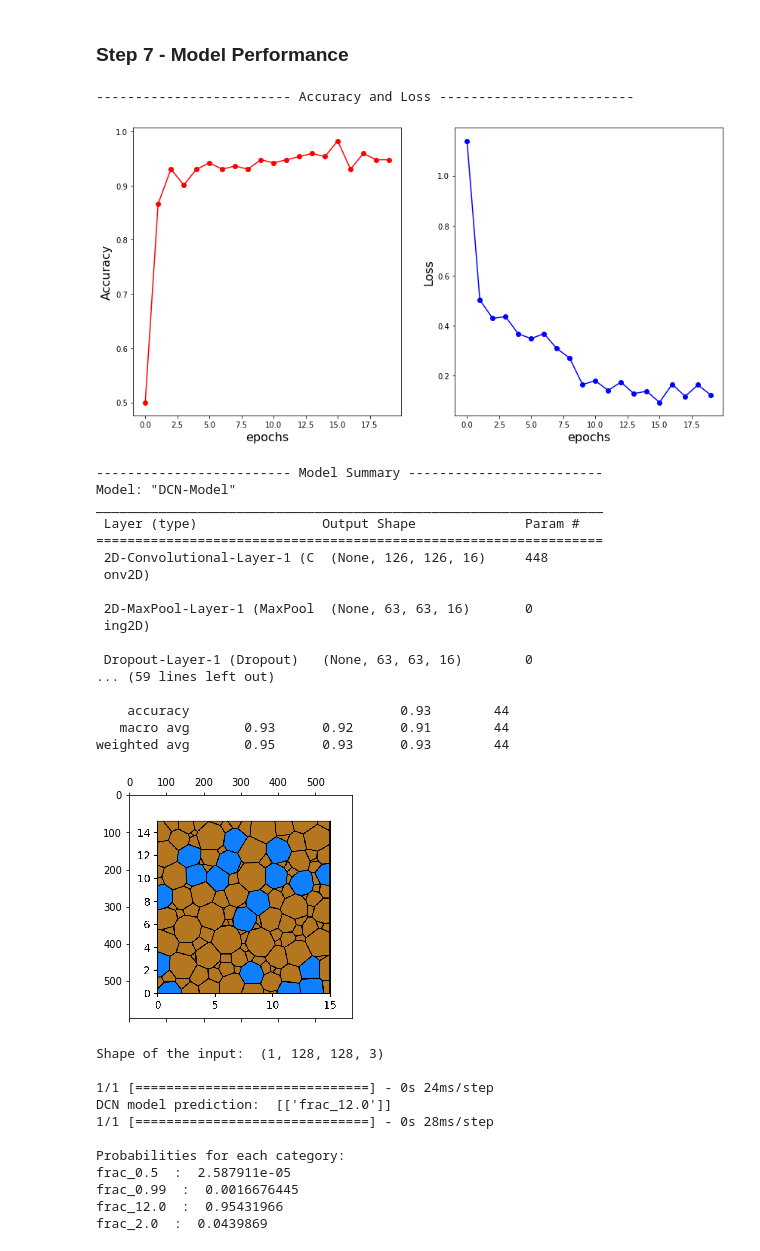
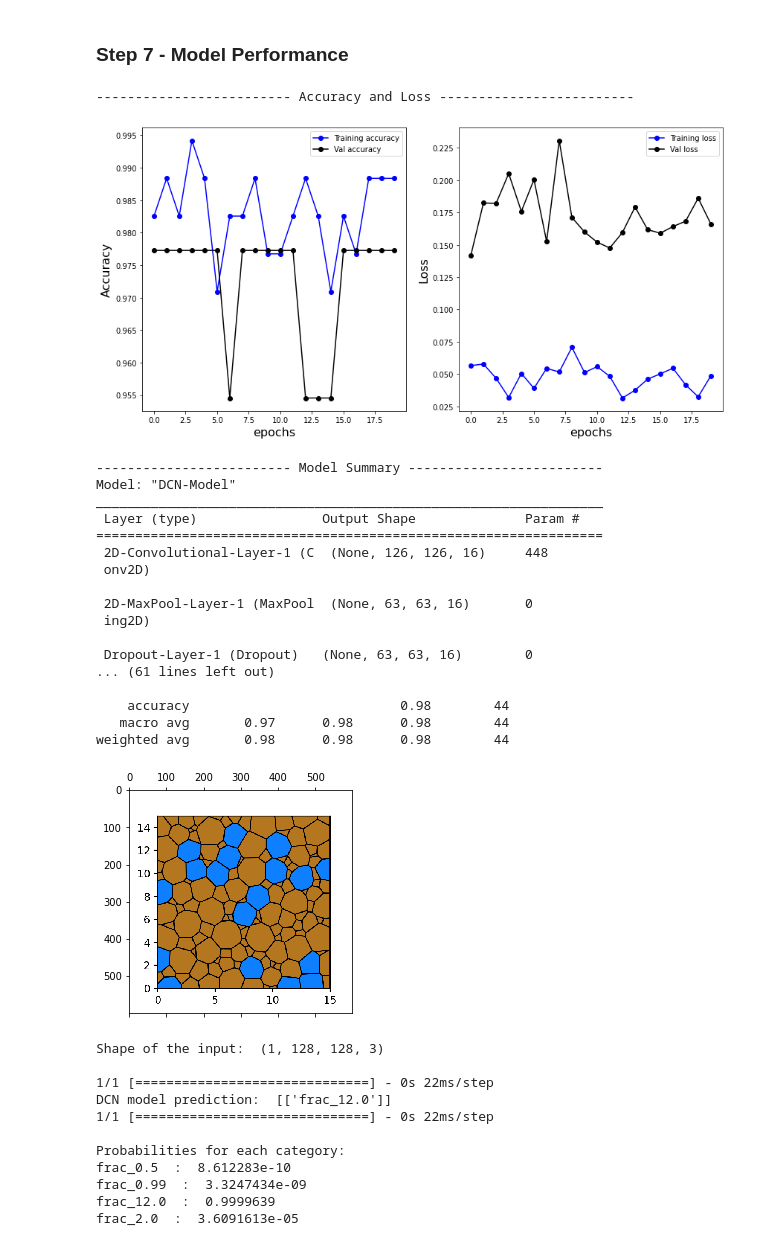
Before and after one commit to Celso0408/class-1, a Jupyter notebook: class_1.ipynb, the cells around one changed output. Drawn from its saved outputs; the diff is of its cells as text; code cells hidden in the pictures.

```diff
--- a/class_1.ipynb
+++ b/class_1.ipynb
@@ -221,8 +223,8 @@ history = model.fit(X_train, # input data
                     epochs=20, # default=1, Number of epochs to train the model. An epoch is an iteration over the entire x and y data provided
                     verbose=0, # default='auto', ('auto', 0, 1, or 2). Verbosity mode. 0 = silent, 1 = progress bar, 2 = one line per epoch. 'auto' defaults to 1 for most cases, but 2 when used with ParameterServerStrategy.
                     callbacks=None, # default=None, list of callbacks to apply during training. See tf.keras.callbacks
-                    validation_split=0.0, # default=0.0, Fraction of the training data to be used as validation data. The model will set apart this fraction of the training data, will not train on it, and will evaluate the loss and any model metrics on this data at the end of each epoch.
-                    #validation_data=(X_test, y_test), # default=None, Data on which to evaluate the loss and any model metrics at the end of each epoch.
+                    validation_split=0.1, # default=0.0, Fraction of the training data to be used as validation data. The model will set apart this fraction of the training data, will not train on it, and will evaluate the loss and any model metrics on this data at the end of each epoch.
+                    validation_data=(X_test, y_test), # default=None, Data on which to evaluate the loss and any model metrics at the end of each epoch.
                     shuffle=True, # default=True, Boolean (whether to shuffle the training data before each epoch) or str (for 'batch').
                     class_weight=None, # default=None, Optional dictionary mapping class indices (integers) to a weight (float) value, used for weighting the loss function (during training only). This can be useful to tell the model to "pay more attention" to samples from an under-represented class.
                     sample_weight=None, # default=None, Optional Numpy array of weights for the training samples, used for weighting the loss function (during training only).
@@ -254,18 +256,25 @@ print("")
 print('------------------------- Accuracy and Loss -------------------------')
 
 acc = history.history['Accuracy']
+val_acc = history.history['val_Accuracy']
+val_loss = history.history['val_loss']
 loss = history.history['loss']
 epochs = range(len(acc))
 
 
 fig, (ax1, ax2) = plt.subplots(1, 2, figsize=(14,7))
-ax1.plot(epochs, acc, 'r-o', label='Training accuracy')
+ax1.plot(epochs, acc, 'b-o', label='Training accuracy')
+ax1.plot(epochs, val_acc, 'k-o', label='Val accuracy')
 ax1.set_xlabel('epochs', fontsize = 16.0)
 ax1.set_ylabel('Accuracy', fontsize = 16.0)
-ax2.plot(epochs, loss, '-ob', label='Validation accuracy')
+ax1.legend()
+
+ax2.plot(epochs, loss, '-ob', label='Training loss')
+ax2.plot(epochs, val_loss, 'k-o', label='Val loss')
 ax2.set_xlabel('epochs', fontsize = 16.0)
 ax2.set_ylabel('Loss', fontsize = 16.0)
 
+ax2.legend()
 plt.show()
 
 
@@ -305,34 +314,34 @@ my_microstruct = cv2.resize(my_microstruct, (128, 128))
 
 # Standardize (divide by 255 since RGB values ranges from 0 to 255)
 my_microstruct = my_microstruct / 255.0
 
 # The current shape of my_microstruct array is [rows, columns, channels].
 # Add extra dimension to make it [samples, rows, columns, channels] that is required by the model
 my_microstruct = my_microstruct[np.newaxis, ...]
 
 # Print shape
 print("Shape of the input: ", my_microstruct.shape)
 print("")
 
 #----- Predict label of my_microstruct image -----
 # Note, we need to pass model output through argmax to convert from probability to label
 # Also, we convert output from tensor to numpy array
 # Finally, we do inverse transform to convert from encoded value to categorical label
 pred_my_microstruct = enc.inverse_transform(np.array(tf.math.argmax(model.predict(my_microstruct),axis=1)).reshape(-1, 1))
 print("DCN model prediction: ", pred_my_microstruct)
 
 
 #----- Show Probabilities of each prediction -----
 pred_probs=model.predict(my_microstruct)
 
 # Print in a nice format with label and probability next to each other
 print("")
 print("Probabilities for each category:")
 for i in range(0,len(enc.categories_[0])):
     print(enc.categories_[0][i], " : ", pred_probs[0][i])
 # %% [output]
 ------------------------- Accuracy and Loss -------------------------
-[figure, old version]
+[figure, new version]
 ------------------------- Model Summary -------------------------
 Model: "DCN-Model"
 _________________________________________________________________
@@ -345,20 +354,20 @@ _________________________________________________________________
  ing2D)
 
  Dropout-Layer-1 (Dropout)   (None, 63, 63, 16)        0
-... (59 lines left out)
+... (61 lines left out)
 
-    accuracy                           0.93        44
-   macro avg       0.93      0.92      0.91        44
-weighted avg       0.95      0.93      0.93        44
+    accuracy                           0.98        44
+   macro avg       0.97      0.98      0.98        44
+weighted avg       0.98      0.98      0.98        44
 [figure]
 Shape of the input:  (1, 128, 128, 3)
 
-1/1 [==============================] - 0s 24ms/step
+1/1 [==============================] - 0s 22ms/step
 DCN model prediction:  [['frac_12.0']]
-1/1 [==============================] - 0s 28ms/step
+1/1 [==============================] - 0s 22ms/step
 
 Probabilities for each category:
-frac_0.5  :  2.587911e-05
-frac_0.99  :  0.0016676445
-frac_12.0  :  0.95431966
-frac_2.0  :  0.0439869
+frac_0.5  :  8.612283e-10
+frac_0.99  :  3.3247434e-09
+frac_12.0  :  0.9999639
+frac_2.0  :  3.6091613e-05
```
Also changed, not shown: parts of 3 cells of this notebook.
